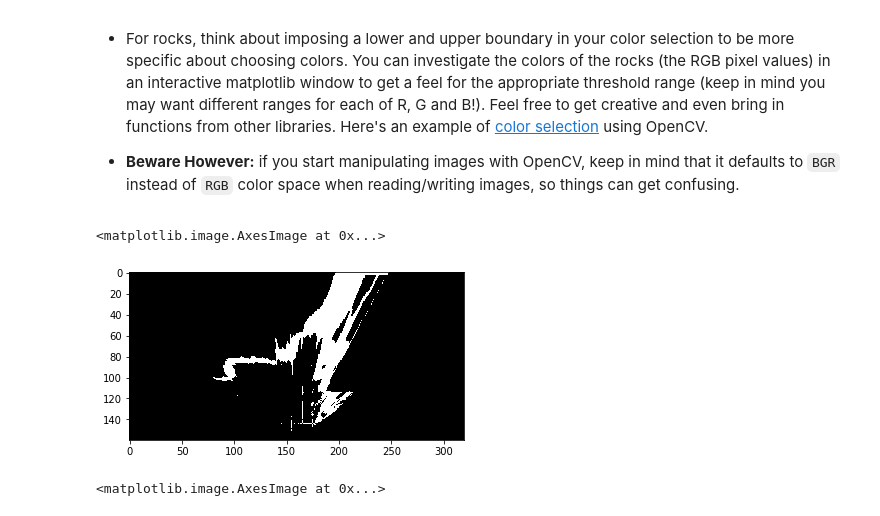
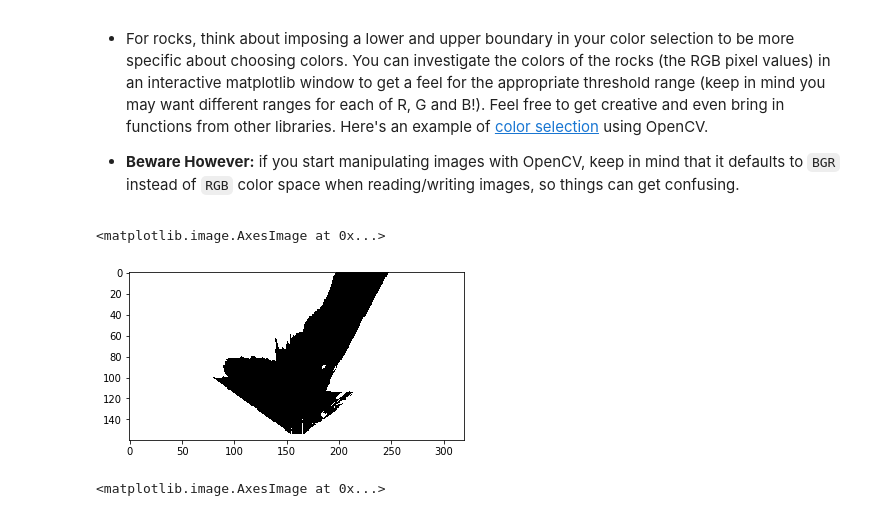
Before and after one commit to stBecker/RoboND-Rover-Project, a Jupyter notebook: code/Rover_Project_Test_Notebook.ipynb, the cells around one changed output. Drawn from its saved outputs; the diff is of its cells as text; code cells hidden in the pictures.

```diff
--- a/code/Rover_Project_Test_Notebook.ipynb
+++ b/code/Rover_Project_Test_Notebook.ipynb
@@ -133,38 +128,38 @@ Define the color thresholding function from the lesson and apply it to the warpe
 # %%
 # Identify pixels above the threshold
 # Threshold of RGB > 160 does a nice job of identifying ground pixels only
 def color_thresh(img, rgb_thresh=(160, 160, 160), rgb_upper_bound=None, invert=False):
     # Create an array of zeros same xy size as img, but single channel
-    color_select = np.zeros_like(img[:,:,0])
+    color_select = np.zeros_like(img[:, :, 0], dtype=np.bool)
     # Require that each pixel be above all three threshold values in RGB
     # above_thresh will now contain a boolean array with "True"
     # where threshold was met
     above_thresh = (img[:,:,0] > rgb_thresh[0]) \
                 & (img[:,:,1] > rgb_thresh[1]) \
                 & (img[:,:,2] > rgb_thresh[2])
 
     if rgb_upper_bound:
         below_thresh = (img[:,:,0] < rgb_upper_bound[0]) \
                 & (img[:,:,1] < rgb_upper_bound[1]) \
                 & (img[:,:,2] < rgb_upper_bound[2])
         above_thresh = above_thresh & below_thresh
     # Index the array of zeros with the boolean array and set to 1
     color_select[above_thresh] = 1
     if invert:
         color_select = np.invert(color_select)
     # Return the binary image
     return color_select
 
 rock_settings = (
-    (130, 105, 0),
-    (210, 185, 90),
+    (130, 105, 0), # lower bound RGB
+    (210, 185, 90), # upper bound RGB
 )
-threshed = color_thresh(warped, invert=False, rgb_upper_bound=(222, 222, 222))
+threshed = color_thresh(warped, invert=True)
 plt.imshow(threshed, cmap='gray')
 #scipy.misc.imsave('../output/warped_threshed.jpg', threshed*255)
 # %% [output]
 <matplotlib.image.AxesImage at 0x...>
-[figure, old version]
+[figure, new version]
 # %%
 img = rock_img
 color_select = np.zeros_like(img[:,:,0])
```
Also changed, not shown: parts of 7 cells of this notebook, 5 other files.
